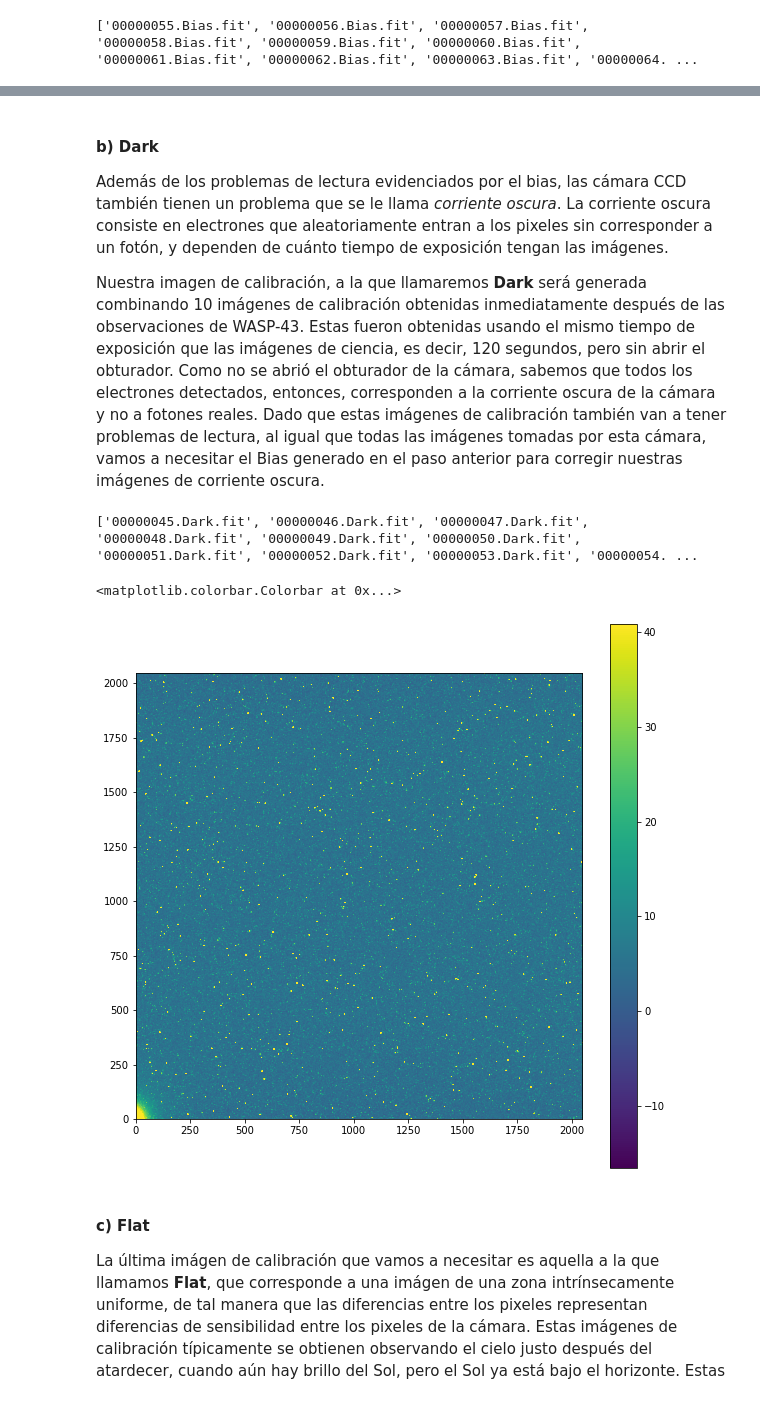
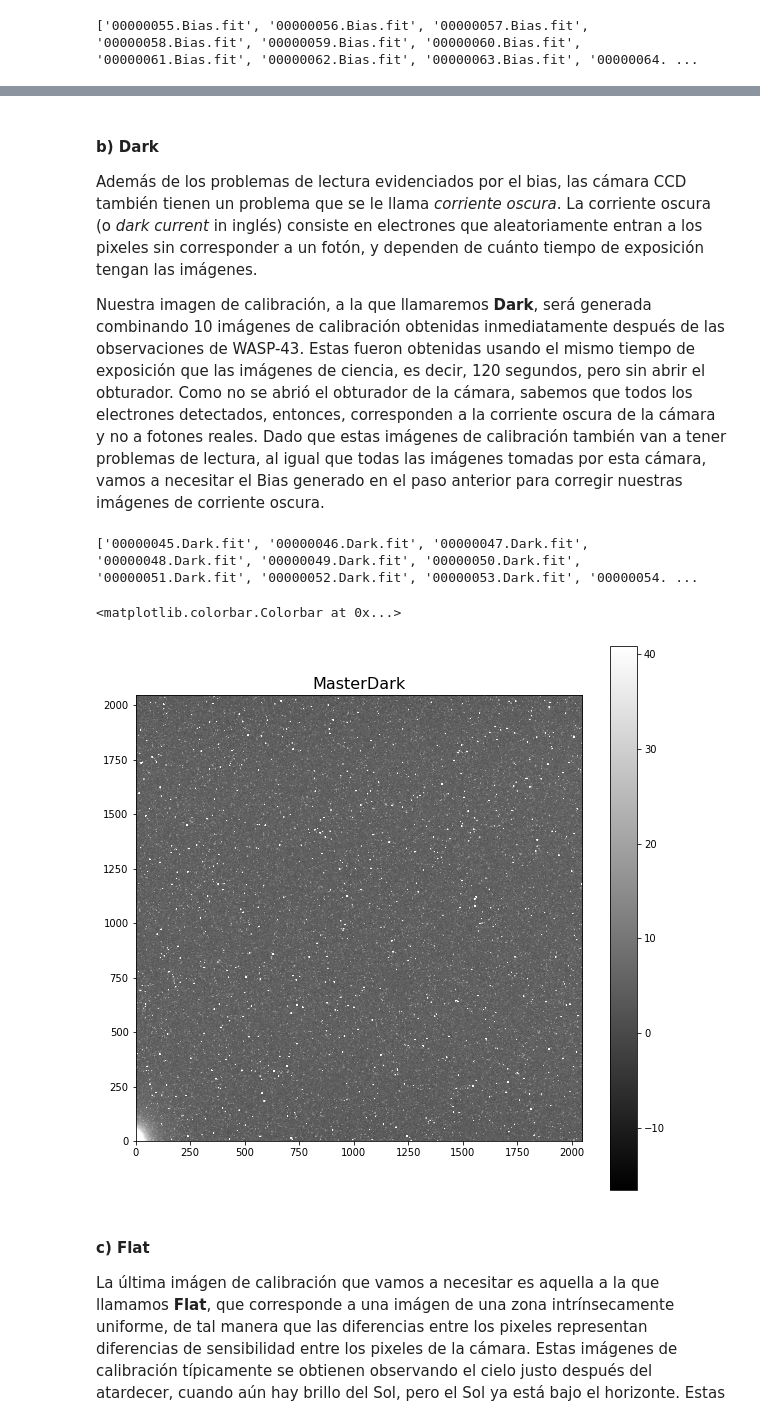
Before and after one commit to tanaxer01/DHA1001_Transito, a Jupyter notebook: Ejemplo WASP43.ipynb, the cells around one changed output, grey strips where cells are left out. Saved outputs shown, nothing was run; the diff lists cells and outputs as text; code cells hidden in the pictures.

```diff
--- a/Ejemplo WASP43.ipynb
+++ b/Ejemplo WASP43.ipynb
@@ -67,9 +92,9 @@ fig.colorbar(im)
 # %% [markdown]
 #### b) Dark
 
-Además de los problemas de lectura evidenciados por el bias, las cámara CCD también tienen un problema que se le llama *corriente oscura*. La corriente oscura consiste en electrones que aleatoriamente entran a los pixeles sin corresponder a un fotón, y dependen de cuánto tiempo de exposición tengan las imágenes.
+Además de los problemas de lectura evidenciados por el bias, las cámara CCD también tienen un problema que se le llama *corriente oscura*. La corriente oscura (o *dark current* in inglés) consiste en electrones que aleatoriamente entran a los pixeles sin corresponder a un fotón, y dependen de cuánto tiempo de exposición tengan las imágenes.
 
-Nuestra imagen de calibración, a la que llamaremos **Dark** será generada combinando 10 imágenes de calibración obtenidas inmediatamente después de las observaciones de WASP-43. Estas fueron obtenidas usando el mismo tiempo de exposición que las imágenes de ciencia, es decir, 120 segundos, pero sin abrir el obturador. Como no se abrió el obturador de la cámara, sabemos que todos los electrones detectados, entonces, corresponden a la corriente oscura de la cámara y no a fotones reales. Dado que estas imágenes de calibración también van a tener problemas de lectura, al igual que todas las imágenes tomadas por esta cámara, vamos a necesitar el Bias generado en el paso anterior para corregir nuestras imágenes de corriente oscura.
+Nuestra imagen de calibración, a la que llamaremos **Dark**, será generada combinando 10 imágenes de calibración obtenidas inmediatamente después de las observaciones de WASP-43. Estas fueron obtenidas usando el mismo tiempo de exposición que las imágenes de ciencia, es decir, 120 segundos, pero sin abrir el obturador. Como no se abrió el obturador de la cámara, sabemos que todos los electrones detectados, entonces, corresponden a la corriente oscura de la cámara y no a fotones reales. Dado que estas imágenes de calibración también van a tener problemas de lectura, al igual que todas las imágenes tomadas por esta cámara, vamos a necesitar el Bias generado en el paso anterior para corregir nuestras imágenes de corriente oscura.
 # %%
 #Esta instrucción genera una lista de los nombres de las imágenes de bias
 #que vamos a combinar.
@@ -87,16 +112,17 @@ crear_masterdark(imagenes_dark, nombre_dark="MasterDark.fits",
 # %%
 #Ahora vamos a cargar la imágen y la vamos a ver para revisar que no
 #haya ningún problema. Usted también la puede abrir usando la herramienta
 #DS9 desde la línea de comando.
 master_dark = fits.open("wasp43_red/MasterDark.fits")
 norm = ImageNormalize(master_dark[0].data, interval=ZScaleInterval())
 fig = plt.figure(figsize=(10,10))
 ax = fig.add_subplot(1, 1, 1)
-im = ax.imshow(master_dark[0].data, origin='lower', norm=norm)
+im = ax.imshow(master_dark[0].data, origin='lower', norm=norm, cmap='gray')
+ax.set_title('MasterDark', fontsize=16)
 fig.colorbar(im)
 # %% [output]
 <matplotlib.colorbar.Colorbar at 0x...>
-[figure, old version]
+[figure, new version]
 # %% [markdown]
 #### c) Flat
 
```
Also changed, not shown: parts of 16 cells of this notebook.
